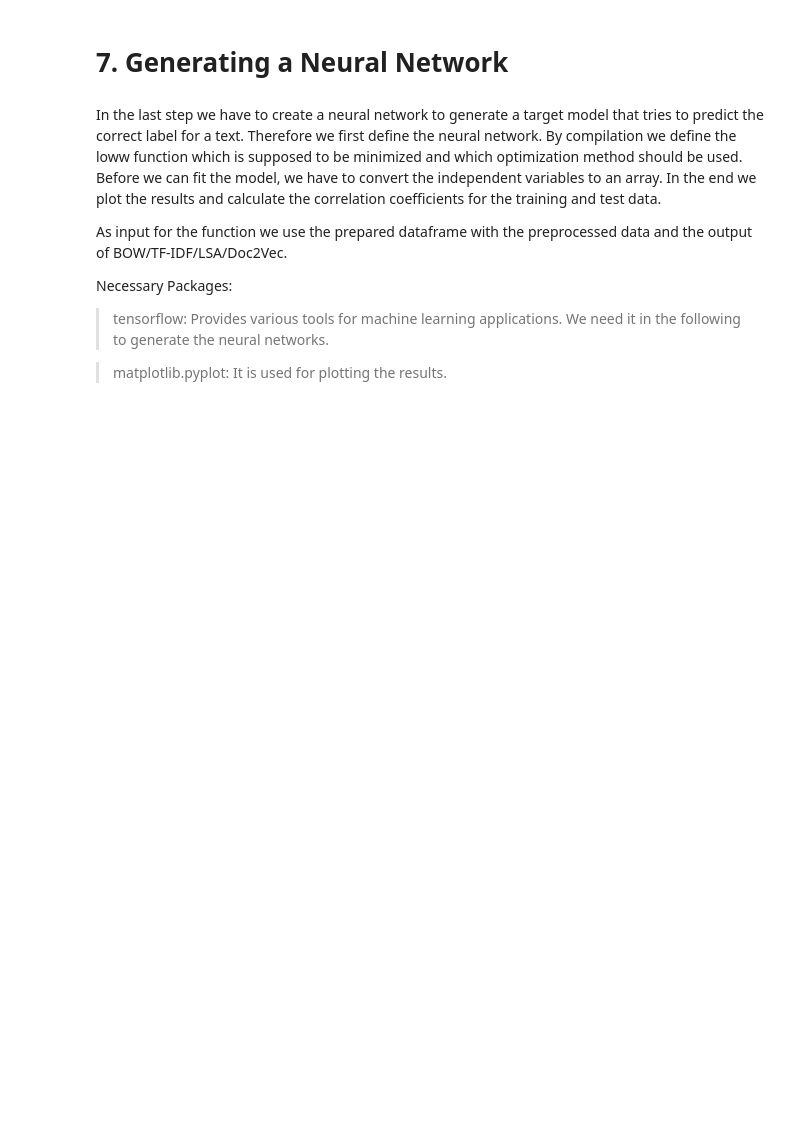
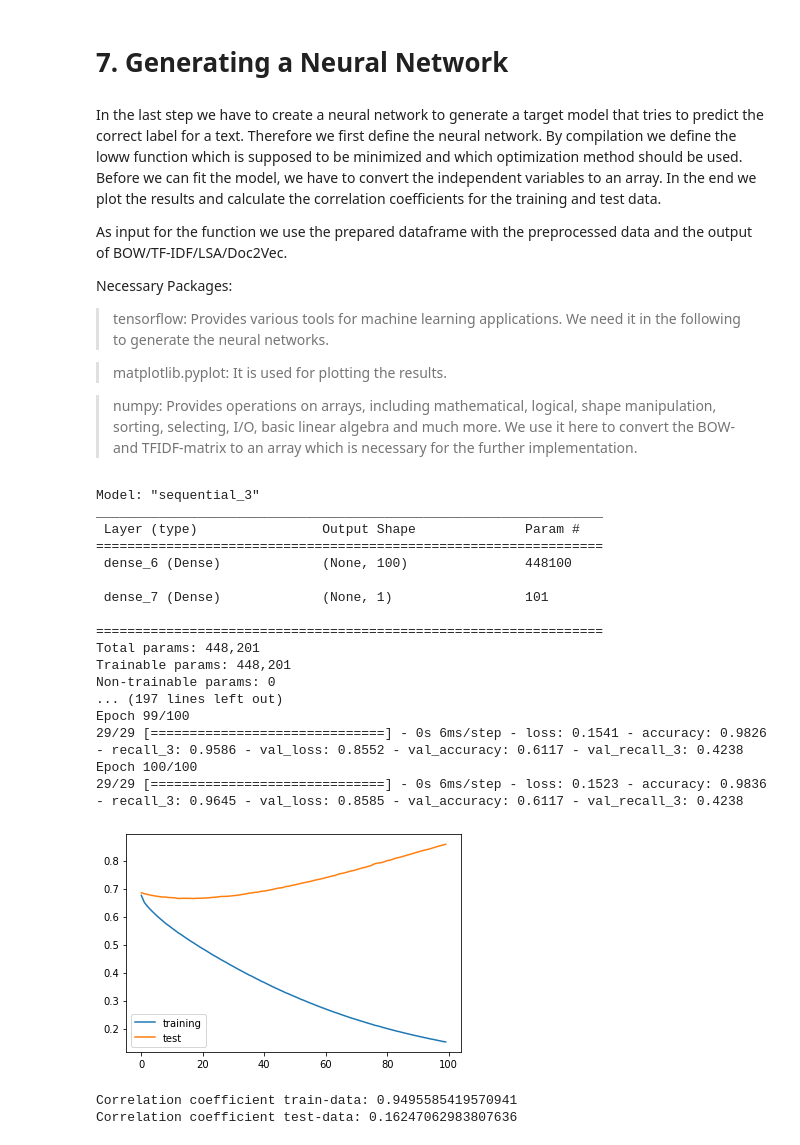
Before and after one commit to flxmlr/DLTA_Assignment2, a Jupyter notebook: Assignment_2_Text_Analytics_Team1.ipynb, the cells around one changed output. Cells and saved outputs as stored; diff of their text form; code cells hidden in the pictures; blank space fills up the shorter version.

```diff
--- a/Assignment_2_Text_Analytics_Team1.ipynb
+++ b/Assignment_2_Text_Analytics_Team1.ipynb
@@ -116,0 +119,10 @@ df
+# %%
+c_1 = 0
+c_2 = 0
+
+for i in range (1310):
+    if df['LabelNumber'][i] == 0:
+        c_1 = c_1 + 1
+    else:
+        c_2 = c_2 + 1
+print("# of 0s:", c_1, ", # of 1s:", c_2)
@@ -269,0 +353,4 @@ Necessary package:
+# %%
+# these are categorical featues, including the target variable - Attrition_Flag
+object_variables = df.columns[df.dtypes == 'object']
+object_variables
@@ -270 +367,7 @@ Necessary package:
+# %%
+for o in object_variables[1:]:
+  print(pd.DataFrame(df[o]))
+  df = pd.get_dummies(df[o])
+  # one-hot-encode Education_Level and drop the column
+  #df_new = pd.concat([df_new, pd.get_dummies(df_new[o])], axis = 1).drop([o], axis = 1)
 # %%
@@ -414,3 +518,5 @@ Necessary Packages:
 > tensorflow: Provides various tools for machine learning applications. We need it in the following to generate the neural networks.
 
 > matplotlib.pyplot: It is used for plotting the results.
+
+> numpy: Provides operations on arrays, including mathematical, logical, shape manipulation, sorting, selecting, I/O, basic linear algebra and much more. We use it here to convert the BOW- and TFIDF-matrix to an array which is necessary for the further implementation.
@@ -419,3 +522,0 @@ import numpy as np
-# %%
-train_y = np.array(data_train['LabelNumber'].values.tolist())
-test_y = np.array(data_test['LabelNumber'].values.tolist())
@@ -462,5 +569,26 @@ def build_nn(train_X, train_y, test_X, test_y):
 
     return neural_network
 # %%
-nn_bow = build_nn(train_bow_matrix, train_y, test_bow_matrix, test_y)
+nn_bow = build_nn(train_bow_matrix, data_train['LabelNumber'], test_bow_matrix, data_test['LabelNumber'])
+# %% [output]
+Model: "sequential_3"
+_________________________________________________________________
+ Layer (type)                Output Shape              Param #
+=================================================================
+ dense_6 (Dense)             (None, 100)               448100
+
+ dense_7 (Dense)             (None, 1)                 101
+
+=================================================================
+Total params: 448,201
+Trainable params: 448,201
+Non-trainable params: 0
+... (197 lines left out)
+Epoch 99/100
+29/29 [==============================] - 0s 6ms/step - loss: 0.1541 - accuracy: 0.9826 - recall_3: 0.9586 - val_loss: 0.8552 - val_accuracy: 0.6117 - val_recall_3: 0.4238
+Epoch 100/100
+29/29 [==============================] - 0s 6ms/step - loss: 0.1523 - accuracy: 0.9836 - recall_3: 0.9645 - val_loss: 0.8585 - val_accuracy: 0.6117 - val_recall_3: 0.4238
+[figure, added]
+Correlation coefficient train-data: 0.9495585419570941
+Correlation coefficient test-data: 0.16247062983807636
 # %%
```
Also changed, not shown: parts of 60 cells of this notebook.
